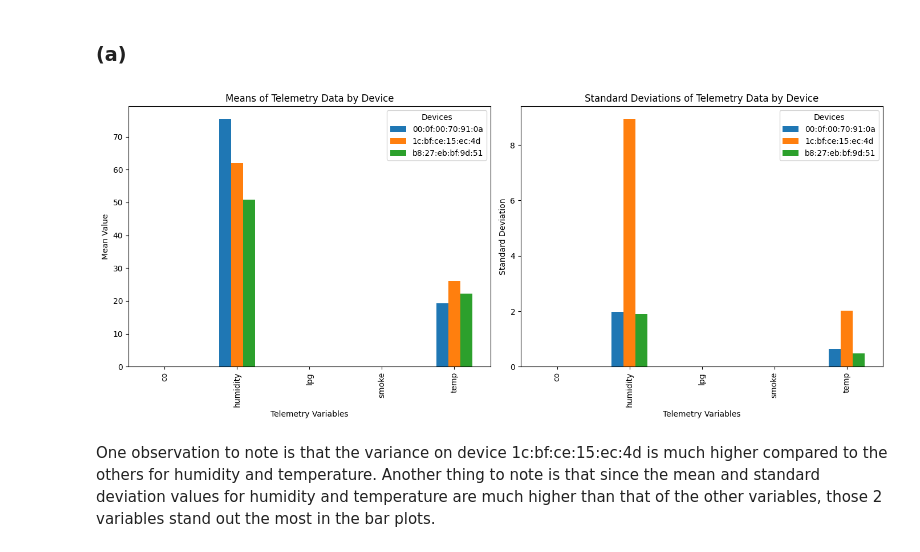
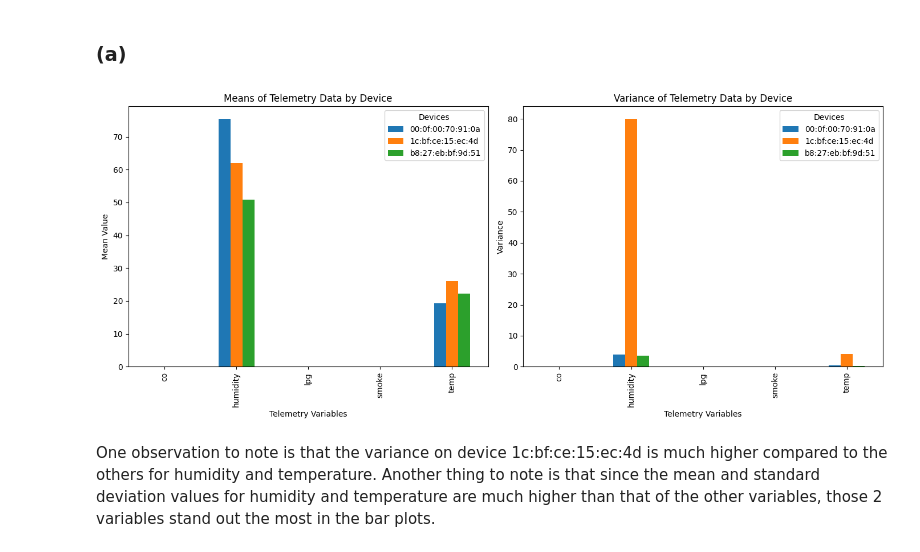
Before and after one commit to ALIENHZ1/ECE_ML, a Jupyter notebook: Exercise_2/Exercise#2_SubmissionTemplate.ipynb, the cells around one changed output. Cells and saved outputs as stored; diff of their text form; code cells hidden in the pictures.

```diff
--- a/Exercise_2/Exercise#2_SubmissionTemplate.ipynb
+++ b/Exercise_2/Exercise#2_SubmissionTemplate.ipynb
@@ -77,49 +77,44 @@ print(telemetry[telemetry['device'] == 'b8:27:eb:bf:9d:51'].shape[0])
 devices = ('00:0f:00:70:91:0a', '1c:bf:ce:15:ec:4d', 'b8:27:eb:bf:9d:51')
 telemetry_columns = [col for col in telemetry.columns if col not in ['ts', 'device', 'light', 'motion']]
 
-# Calculate means and standard deviations for each device
 means_0 = telemetry.loc[telemetry['device'] == devices[0], telemetry_columns].mean()
 means_1 = telemetry.loc[telemetry['device'] == devices[1], telemetry_columns].mean()
 means_2 = telemetry.loc[telemetry['device'] == devices[2], telemetry_columns].mean()
 
-std_0 = telemetry.loc[telemetry['device'] == devices[0], telemetry_columns].std()
-std_1 = telemetry.loc[telemetry['device'] == devices[1], telemetry_columns].std()
-std_2 = telemetry.loc[telemetry['device'] == devices[2], telemetry_columns].std()
+std_0 = telemetry.loc[telemetry['device'] == devices[0], telemetry_columns].var()
+std_1 = telemetry.loc[telemetry['device'] == devices[1], telemetry_columns].var()
+std_2 = telemetry.loc[telemetry['device'] == devices[2], telemetry_columns].var()
 
-# Create DataFrames for means and standard deviations
 means_df = pd.DataFrame({
     '00:0f:00:70:91:0a': means_0,
     '1c:bf:ce:15:ec:4d': means_1,
     'b8:27:eb:bf:9d:51': means_2
 })
 
 std_df = pd.DataFrame({
     '00:0f:00:70:91:0a': std_0,
     '1c:bf:ce:15:ec:4d': std_1,
     'b8:27:eb:bf:9d:51': std_2
 })
 
-# Plot grouped bar chart for Means and Standard Deviations
 fig, ax = plt.subplots(1, 2, figsize=(14, 6))
 
-# Plot means
 means_df.plot(kind='bar', ax=ax[0], legend=True)
 ax[0].set_title('Means of Telemetry Data by Device')
 ax[0].set_ylabel('Mean Value')
 ax[0].set_xlabel('Telemetry Variables')
 ax[0].legend(title='Devices')
 
-# Plot standard deviations
 std_df.plot(kind='bar', ax=ax[1], legend=True)
-ax[1].set_title('Standard Deviations of Telemetry Data by Device')
-ax[1].set_ylabel('Standard Deviation')
+ax[1].set_title('Variance of Telemetry Data by Device')
+ax[1].set_ylabel('Variance')
 ax[1].set_xlabel('Telemetry Variables')
 ax[1].legend(title='Devices')
 
 plt.tight_layout()
 plt.show()
 # %% [output]
-[figure, old version]
+[figure, new version]
 # %% [markdown]
 One observation to note is that the variance on device 1c:bf:ce:15:ec:4d is much higher compared to the others for humidity and temperature. Another thing to note is that since the mean and standard deviation values for humidity and temperature are much higher than that of the other variables, those 2 variables stand out the most in the bar plots.
 # %% [markdown]
```
Also changed, not shown: parts of 10 cells of this notebook, 1 other file.
